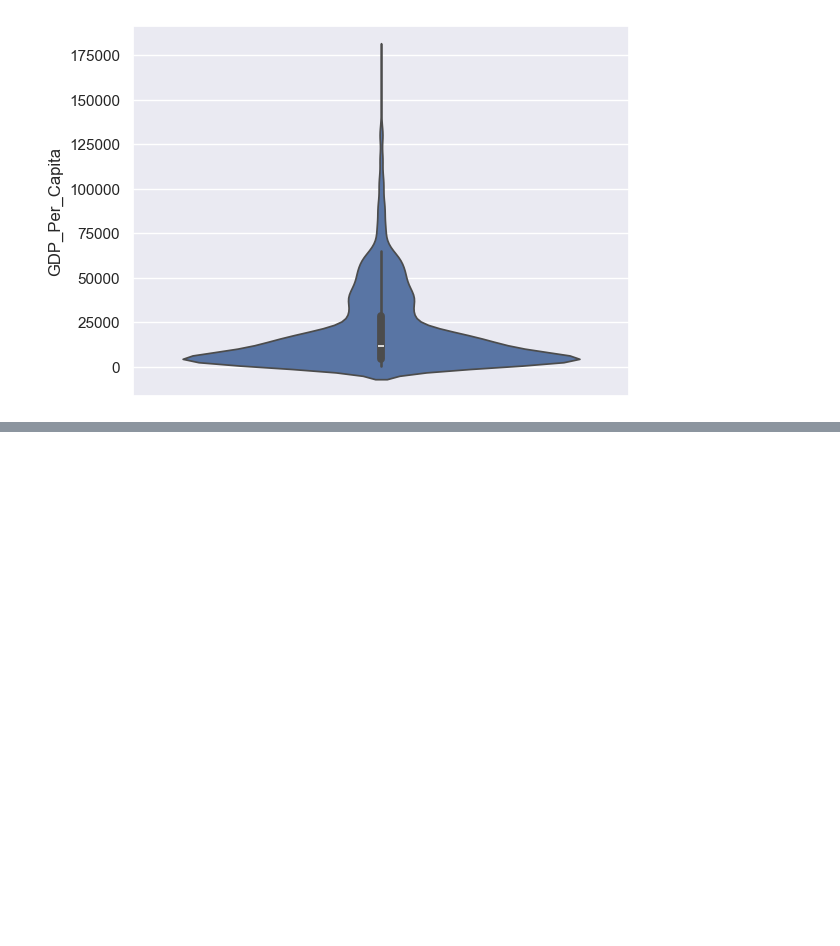
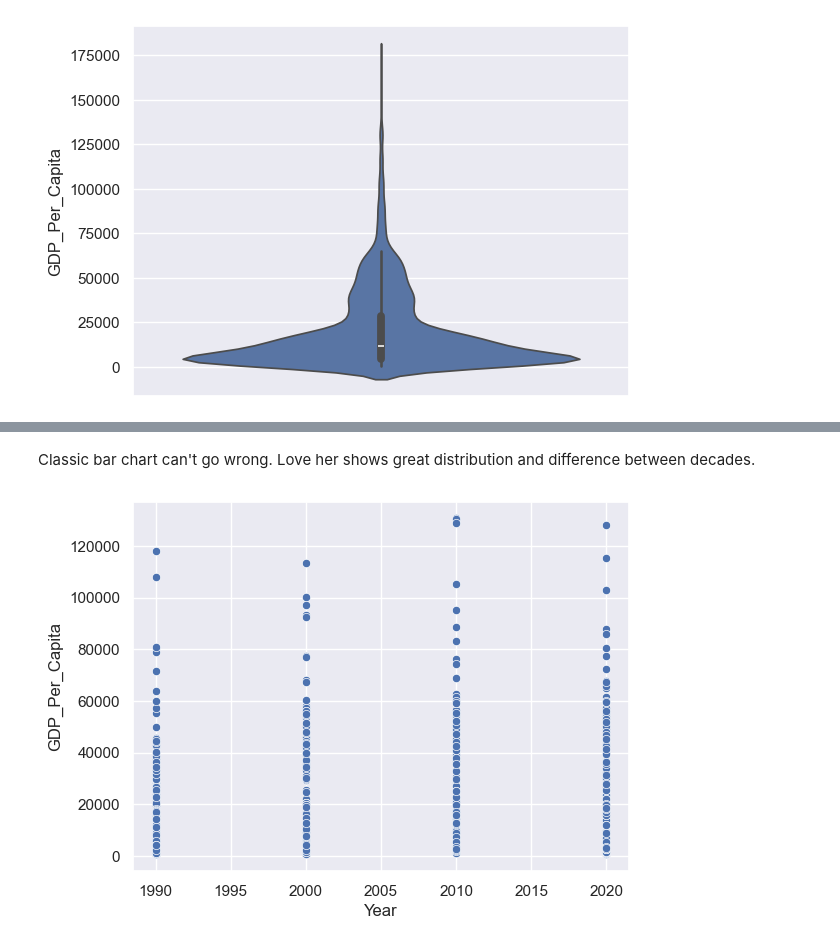
Before and after one commit to NSS-Data-Analytics-Cohort-14/gdp-and-internet-usage-lou-knoble, a Jupyter notebook: notebooks/example.ipynb, the cells around one changed output, grey strips where cells are left out. Saved outputs shown, nothing was run; the diff lists cells and outputs as text; code cells hidden in the pictures; blank space fills up the shorter version.

```diff
--- a/notebooks/example.ipynb
+++ b/notebooks/example.ipynb
@@ -127,0 +172,7 @@ plt.show()
+# %% [markdown]
+Classic bar chart can't go wrong. Love her shows great distribution and difference between decades.
+# %%
+sns.scatterplot(x=gdp_decades["Year"], y=gdp_decades["GDP_Per_Capita"])
+plt.show()
+# %% [output]
+[figure, added]
```
Also changed, not shown: parts of 44 cells of this notebook.
